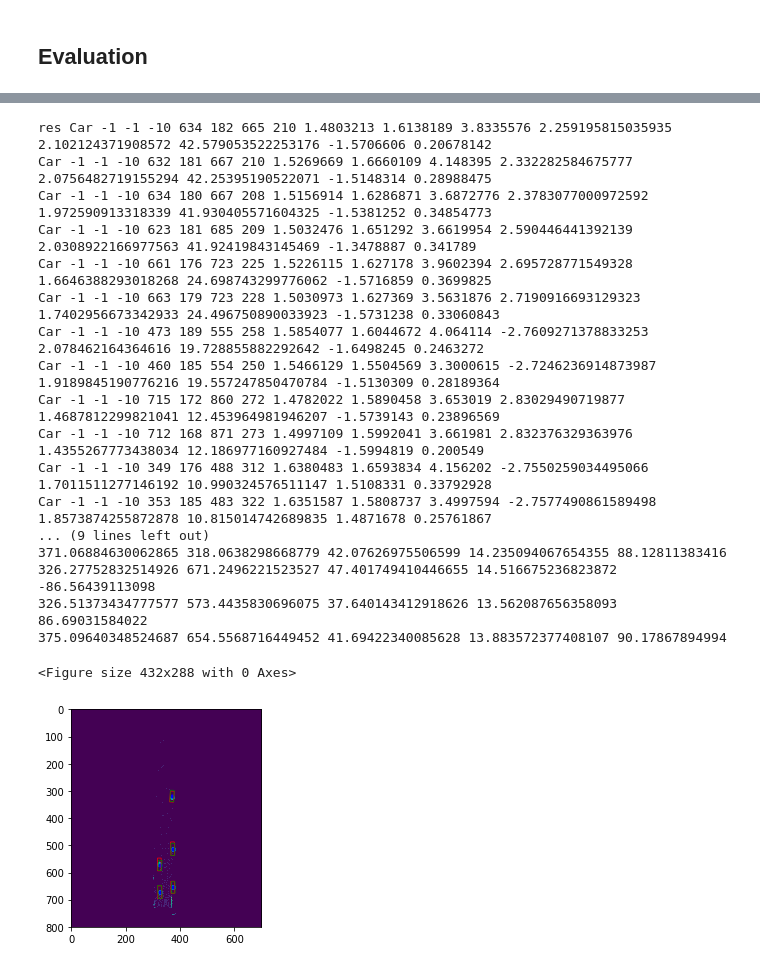
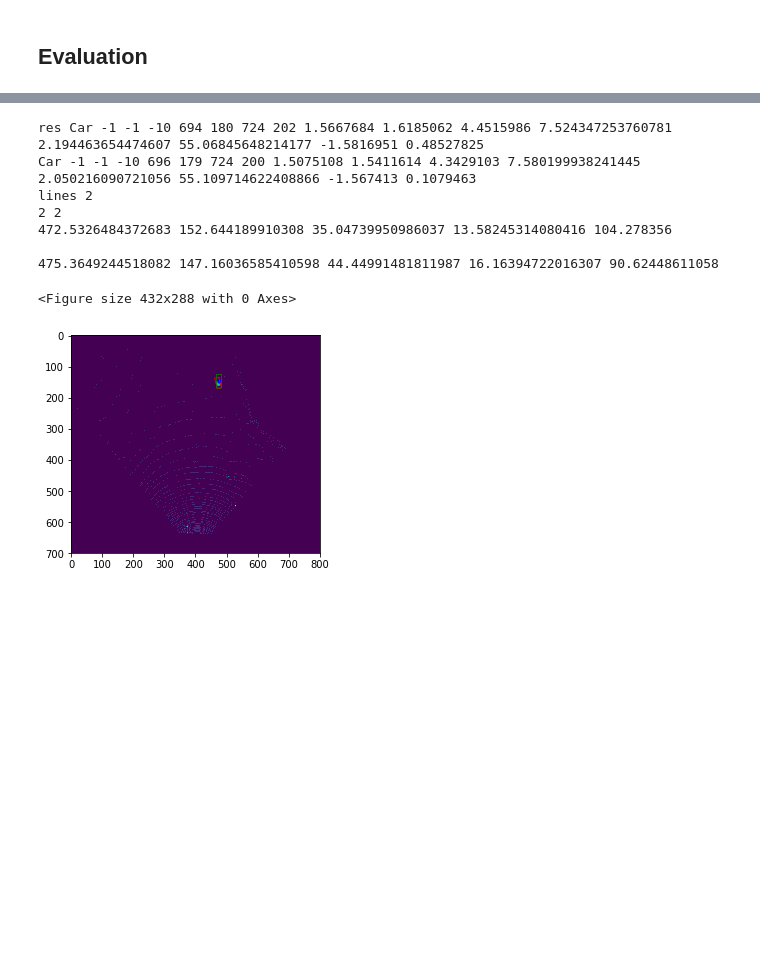
Before and after one commit to marmohamed/Multi-Modal-Fusion-For-3d-Object-Detection, a Jupyter notebook: src/Notebooks/Model Evaluation-Copy1.ipynb, the cells around one changed output, grey strips where cells are left out. Drawn from its saved outputs; the diff is of its cells as text; code cells hidden in the pictures; blank space fills up the shorter version.

```diff
--- a/src/Notebooks/Model Evaluation-Copy1.ipynb
+++ b/src/Notebooks/Model Evaluation-Copy1.ipynb
@@ -54,14 +90,14 @@ def convert_prediction_into_real_values(label_tensor, truth_value=None,
             anchor = np.array([x+0.5, y+0.5, 1., anchors[0], anchors[1], anchors[2]])
 
             mins = np.array([-0.5, -0.5, 0, 0.7, 0.1, 0.1, -1.1, -1.1])
-            maxs = np.array([0.5, 0.5, 1, 1.9, 0.75, 0.95, 1.1, 1.1])
+            maxs = np.array([0.5, 0.5, 1, 1.9, 0.75, 0.85, 1.1, 1.1])
 
             out[:8] = ((out[:8] + 1) / 2) * (maxs - mins) + mins
 
             out[:2] = out[:2] + anchor[:2]
 
             out[:2] = out[:2] * ratio
-            out[2] = out[2] * 36
+            out[2] = out[2] * 35
 
             out[3:6] = np.exp(out[3:6])
 
@@ -702,7 +742,7 @@ def prepare_dataset_feed_dict_2(model, dataset, train_fusion_rgb, is_training=Fa
                 model.is_training: False}
         return d
 # %%
-training=False
+training=True
 # %%
 if training:
                 file_name = '/trainsplit.txt'
@@ -717,7 +757,7 @@ list_lidar_paths = list(map(lambda x: base_path+'/data_object_velodyne/training/
 list_label_paths = list(map(lambda x: base_path + '/data_object_label_2/training/label_2/' + x + '.txt', list_files))
 list_calib_paths = list(map(lambda x: base_path + '/data_object_calib/training/calib/' + x + '.txt', list_files))
 # %%
-i_c = 74
+i_c = 178
 current_file = list_files[i_c]
 current_file
 # %% [output]
@@ -737,7 +784,7 @@ with model.graph.as_default():
 
   with tf.Session(config=config) as sess:
 #     model.saver.restore(sess, tf.train.latest_checkpoint('../training_files/tmp_best2/'))
-    model.saver.restore(sess, tf.train.latest_checkpoint('../training_files/tmp'))
+    model.saver.restore(sess, tf.train.latest_checkpoint('../training_files_archive/training_files_4/tmp'))
     dataset = data_generator(base_path, i_c, list_camera_paths, list_lidar_paths, list_label_paths, list_calib_paths)
 
     i = 0
@@ -1269,5 +1270,5 @@ plt.show()
 # %%
-th=0.2
+th=0.05
 truth_value = None
 converted_points = convert_prediction_into_real_values(final_output[0, :, :, :], truth_value=truth_value, th=th)
 points = get_points(converted_points, base_path + '/data_object_calib/training/calib/'+ current_file + '.txt', th=th)
@@ -1340,51 +1341,41 @@ for i in range(0, len(label)):
     rect = patches.Polygon(l,linewidth=0.75,edgecolor='r',facecolor='none')
     ax.add_patch(rect)
 #     if i == 1:
 #         break
 
 print()
 
 for i in range(0, len(label_bev)):
     w = label_bev[i][3]
     h = label_bev[i][4]
     x = label_bev[i][0]
     y = label_bev[i][1]
     print(y, x, w, h, -label_bev[i][6]*57.2958)
     ax.scatter(y, x, s=10, c='b')
     polygon = convert5Pointto8Point(y, x, w, h, -label_bev[i][6]*57.2958)
     xs = polygon[0::2]
     ys = polygon[1::2]
     l = []
     for i in range(4):
         l.append([xs[i], ys[i]])
 
     rect = patches.Polygon(l,linewidth=0.75,edgecolor='g',facecolor='none')
     ax.add_patch(rect)
 
 print()
 
 
 plt.show()
 # %% [output]
-res Car -1 -1 -10 634 182 665 210 1.4803213 1.6138189 3.8335576 2.259195815035935 2.102124371908572 42.579053522253176 -1.5706606 0.20678142
-Car -1 -1 -10 632 181 667 210 1.5269669 1.6660109 4.148395 2.332282584675777 2.0756482719155294 42.25395190522071 -1.5148314 0.28988475
-Car -1 -1 -10 634 180 667 208 1.5156914 1.6286871 3.6872776 2.3783077000972592 1.972590913318339 41.930405571604325 -1.5381252 0.34854773
-Car -1 -1 -10 623 181 685 209 1.5032476 1.651292 3.6619954 2.590446441392139 2.0308922166977563 41.92419843145469 -1.3478887 0.341789
-Car -1 -1 -10 661 176 723 225 1.5226115 1.627178 3.9602394 2.695728771549328 1.6646388293018268 24.698743299776062 -1.5716859 0.3699825
-Car -1 -1 -10 663 179 723 228 1.5030973 1.627369 3.5631876 2.7190916693129323 1.7402956673342933 24.496750890033923 -1.5731238 0.33060843
-Car -1 -1 -10 473 189 555 258 1.5854077 1.6044672 4.064114 -2.7609271378833253 2.078462164364616 19.728855882292642 -1.6498245 0.2463272
-Car -1 -1 -10 460 185 554 250 1.5466129 1.5504569 3.3000615 -2.7246236914873987 1.9189845190776216 19.557247850470784 -1.5130309 0.28189364
-Car -1 -1 -10 715 172 860 272 1.4782022 1.5890458 3.653019 2.83029490719877 1.4687812299821041 12.453964981946207 -1.5739143 0.23896569
-Car -1 -1 -10 712 168 871 273 1.4997109 1.5992041 3.661981 2.832376329363976 1.4355267773438034 12.186977160927484 -1.5994819 0.200549
-Car -1 -1 -10 349 176 488 312 1.6380483 1.6593834 4.156202 -2.7550259034495066 1.7011511277146192 10.990324576511147 1.5108331 0.33792928
-Car -1 -1 -10 353 185 483 322 1.6351587 1.5808737 3.4997594 -2.7577490861589498 1.8573874255872878 10.815014742689835 1.4871678 0.25761867
-... (9 lines left out)
-371.06884630062865 318.0638298668779 42.07626975506599 14.235094067654355 88.12811383416
-326.27752832514926 671.2496221523527 47.401749410446655 14.516675236823872 -86.56439113098
-326.51373434777577 573.4435830696075 37.640143412918626 13.562087656358093 86.69031584022
-375.09640348524687 654.5568716449452 41.69422340085628 13.883572377408107 90.17867894994
+res Car -1 -1 -10 694 180 724 202 1.5667684 1.6185062 4.4515986 7.524347253760781 2.194463654474607 55.06845648214177 -1.5816951 0.48527825
+Car -1 -1 -10 696 179 724 200 1.5075108 1.5411614 4.3429103 7.580199938241445 2.050216090721056 55.109714622408866 -1.567413 0.1079463
+lines 2
+2 2
+472.5326484372683 152.644189910308 35.04739950986037 13.58245314080416 104.278356
+
+475.3649244518082 147.16036585410598 44.44991481811987 16.16394722016307 90.62448611058
 <Figure size 432x288 with 0 Axes>
-[figure, old version]
+[figure, new version]
 # %%
 # Create figure and axes
 plt.clf()
```
Also changed, not shown: parts of 19 cells of this notebook, 13 other files.
